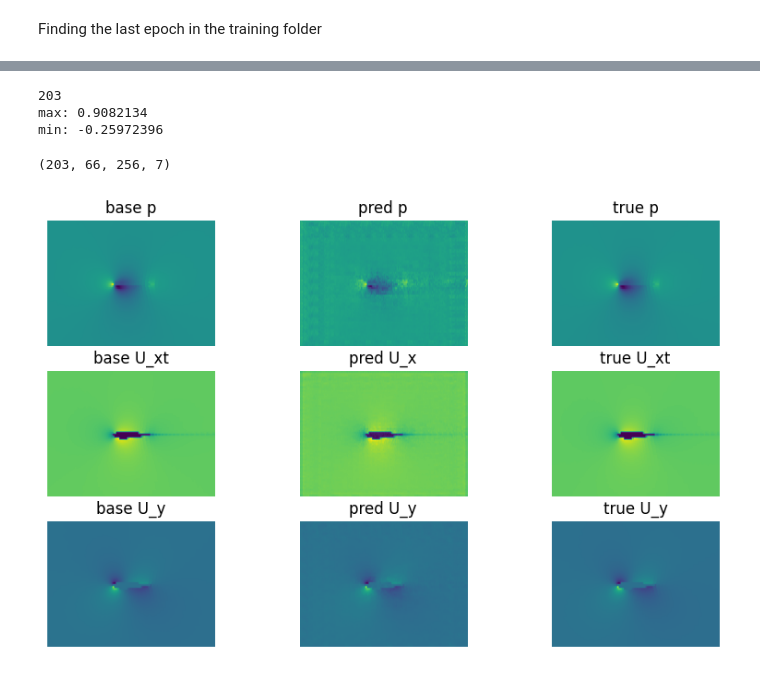
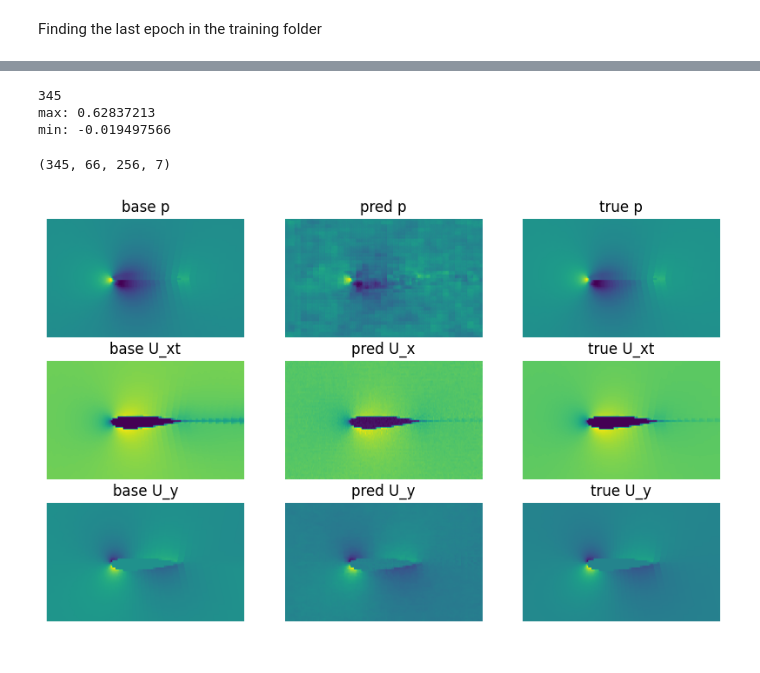
Before and after one commit to hmschlesi/CFDnet_plus, a Jupyter notebook: CFDnet+_no_preprocessing.ipynb, the cells around one changed output, grey strips where cells are left out. Saved outputs shown, nothing was run; the diff lists cells and outputs as text; code cells hidden in the pictures.

```diff
--- a/CFDnet+_no_preprocessing.ipynb
+++ b/CFDnet+_no_preprocessing.ipynb
@@ -228,19 +230,21 @@ Non-trainable params: 0
 _________________________________________________________________
 # %%
 model.compile(optimizer='adam',
-              loss='mse')
+              loss='mean_squared_error')
 # %%
 folders=os.listdir('training/')
 print(folders)
 sub='training_'
 folders = [x for x in folders if re.search(sub, x)]
-print(new_list)
-id=[]
-for txt in folders:
+#print(len(folders))
+if len(folders)==0:
+    filefolder=sub+'0'
+else:
+    id=[]
+    for txt in folders:
         t=txt.split('_')
         id.append(int(t[len(t)-1]))
-index_max=np.argmax(id)
-
-filefolder= sub+str(id[index_max]+1)
+    index_max=np.argmax(id)
+    filefolder= sub+str(id[index_max]+1)
 print(filefolder)
 # %% [output]
@@ -295,7 +300,8 @@ Finding the last epoch in the training folder
 # %%
 #filefolder= 'training_6'
 
-folders=os.listdir('training/'+filefolder)
+#folders=os.listdir('training/'+filefolder)
+folders=os.listdir('training/'+'training_0/')
 
 sub='index'
 folders = [x for x in folders if re.search(sub, x)]
@@ -317,5 +323,8 @@ vae_best_model_relu.epoch99-loss0.00000.w
 # %%
-weights_path='training/'+filefolder+'/'+latest[0]
+#weights_path='training/'+filefolder+'/'+latest[0]
+
+weights_path='training/'+'training_0'+'/'+latest[0]
+
 print(weights_path)
 model.load_weights(weights_path)
 # %% [output]
@@ -328,16 +337,17 @@ test=model.predict(test_data)
 # %%
 print(label_test.shape[0])
-print('max:' , np.max(test))
-print('min:' , np.min(test))
+n=5
+print('max:' , np.max(test[:,:,:,n]))
+print('min:' , np.min(test[:,:,:,n]))
 #label_test=label_test.reshape((36,66,256,4))
 #plt.imshow(np.clip(label_test[1,:,:,3],0,1))
 # %% [output]
-203
-max: 0.9082134
-min: -0.25972396
+345
+max: 0.62837213
+min: -0.019497566
 # %%
 print(test_data.shape)
-n=20
+n=23
 fig = plt.figure(figsize=(10, 6))
 
 fig.add_subplot(3, 3, 2)
@@ -364,32 +374,48 @@ plt.axis('off')
 
 fig.add_subplot(3, 3,4)
 plt.imshow(test_data[n,:,:,0],extent=[xlim[0],xlim[1],ylim[0],ylim[1]])
 plt.title('base U_xt')
 plt.axis('off')
 
 fig.add_subplot(3, 3, 7)
 plt.imshow(test_data[n,:,:,1],extent=[xlim[0],xlim[1],ylim[0],ylim[1]])
 plt.title('base U_y')
 plt.axis('off')
 
 fig.add_subplot(3, 3, 3)
 plt.imshow(label_test[n,:,:,3],extent=[xlim[0],xlim[1],ylim[0],ylim[1]])
 plt.title('true p')
 plt.axis('off')
 
 
 fig.add_subplot(3, 3,6)
 plt.imshow(label_test[n,:,:,0],extent=[xlim[0],xlim[1],ylim[0],ylim[1]])
 plt.title('true U_xt')
 plt.axis('off')
 
 fig.add_subplot(3, 3, 9)
 plt.imshow(label_test[n,:,:,1],extent=[xlim[0],xlim[1],ylim[0],ylim[1]])
 plt.title('true U_y')
 plt.axis('off')
 
+fig.add_subplot(3, 3, 3)
+plt.imshow(label_test[n,:,:,3],extent=[xlim[0],xlim[1],ylim[0],ylim[1]])
+plt.title('true p')
+plt.axis('off')
+
+
+fig.add_subplot(3, 3,6)
+plt.imshow(label_test[n,:,:,0],extent=[xlim[0],xlim[1],ylim[0],ylim[1]])
+plt.title('true U_xt')
+plt.axis('off')
+
+fig.add_subplot(3, 3, 9)
+plt.imshow(label_test[n,:,:,1],extent=[xlim[0],xlim[1],ylim[0],ylim[1]])
+plt.title('true U_y')
+plt.axis('off')
+
 
 plt.show()
 # %% [output]
-(203, 66, 256, 7)
+(345, 66, 256, 7)
-[figure, old version]
+[figure, new version]
```
Also changed, not shown: parts of 21 cells of this notebook, 21 other files.
